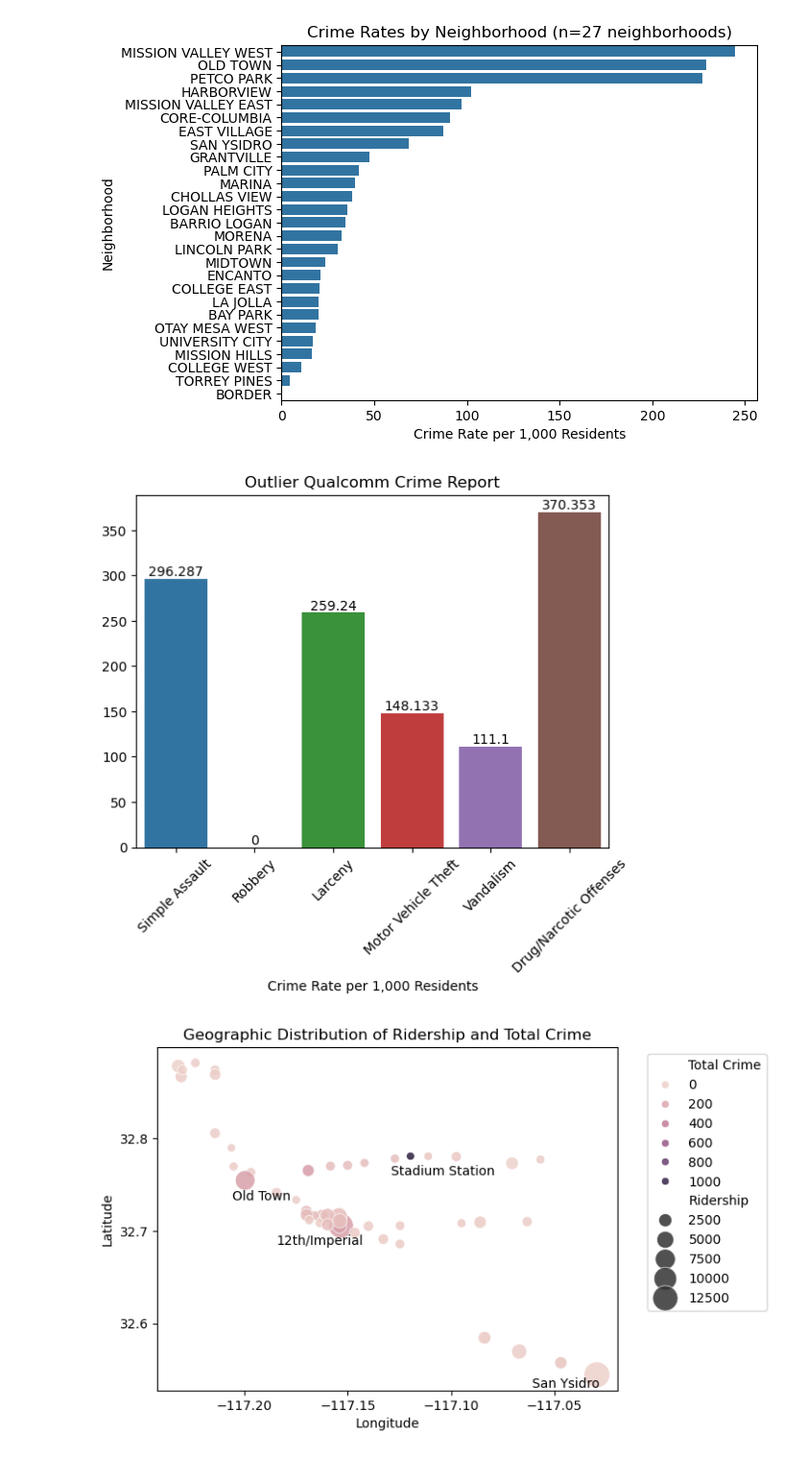
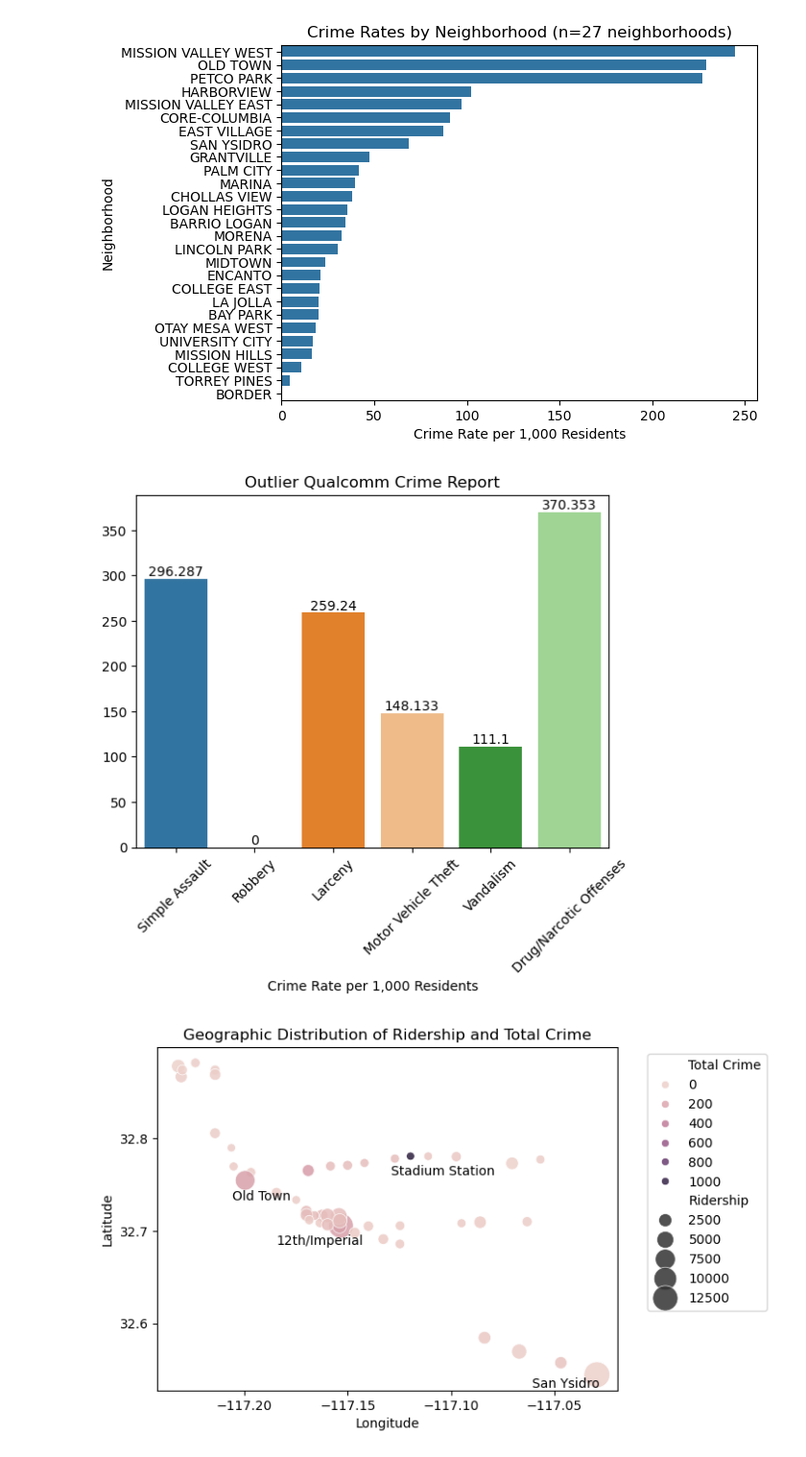
Before and after one commit to COGS108/Group022_WI26, a Jupyter notebook: 03-FinalProject.ipynb, the cells around one changed output. Shown at 96% size. Cells and saved outputs as stored; diff of their text form; code cells hidden in the pictures.

```diff
--- a/03-FinalProject.ipynb
+++ b/03-FinalProject.ipynb
@@ -505,13 +506,13 @@ plt.title(f'Crime Rates by Neighborhood (n={len(nbr_eda_no_outlier)} neighborhoo
 [figure]
 # %%
 outlier = nbr_eda['Total Crime'].argmax()
-ax = sns.barplot(clean_crime_df.loc[clean_crime_df['Neighborhood'] == nbr_eda.loc[outlier, 'Neighborhood'], crime_cols], orient='v', estimator=np.mean, errorbar=None)
+ax = sns.barplot(clean_crime_df.loc[clean_crime_df['Neighborhood'] == nbr_eda.loc[outlier, 'Neighborhood'], crime_cols], orient='v', estimator=np.mean, errorbar=None, palette='tab20')
 [ax.bar_label(c) for c in ax.containers]
 plt.xticks(rotation=45)
 plt.xlabel('Crime Rate per 1,000 Residents')
 plt.title(f"Outlier {nbr_eda.loc[outlier, 'Neighborhood'].title()} Crime Report");
 # %% [output]
-[figure, old version]
+[figure, new version]
 # %%
 map_df = eda_df.groupby(['Station', 'stop_lat', 'stop_lon'])[['Ridership', 'Total Crime']].mean().reset_index()
 
```
Also changed, not shown: parts of 14 cells of this notebook.
